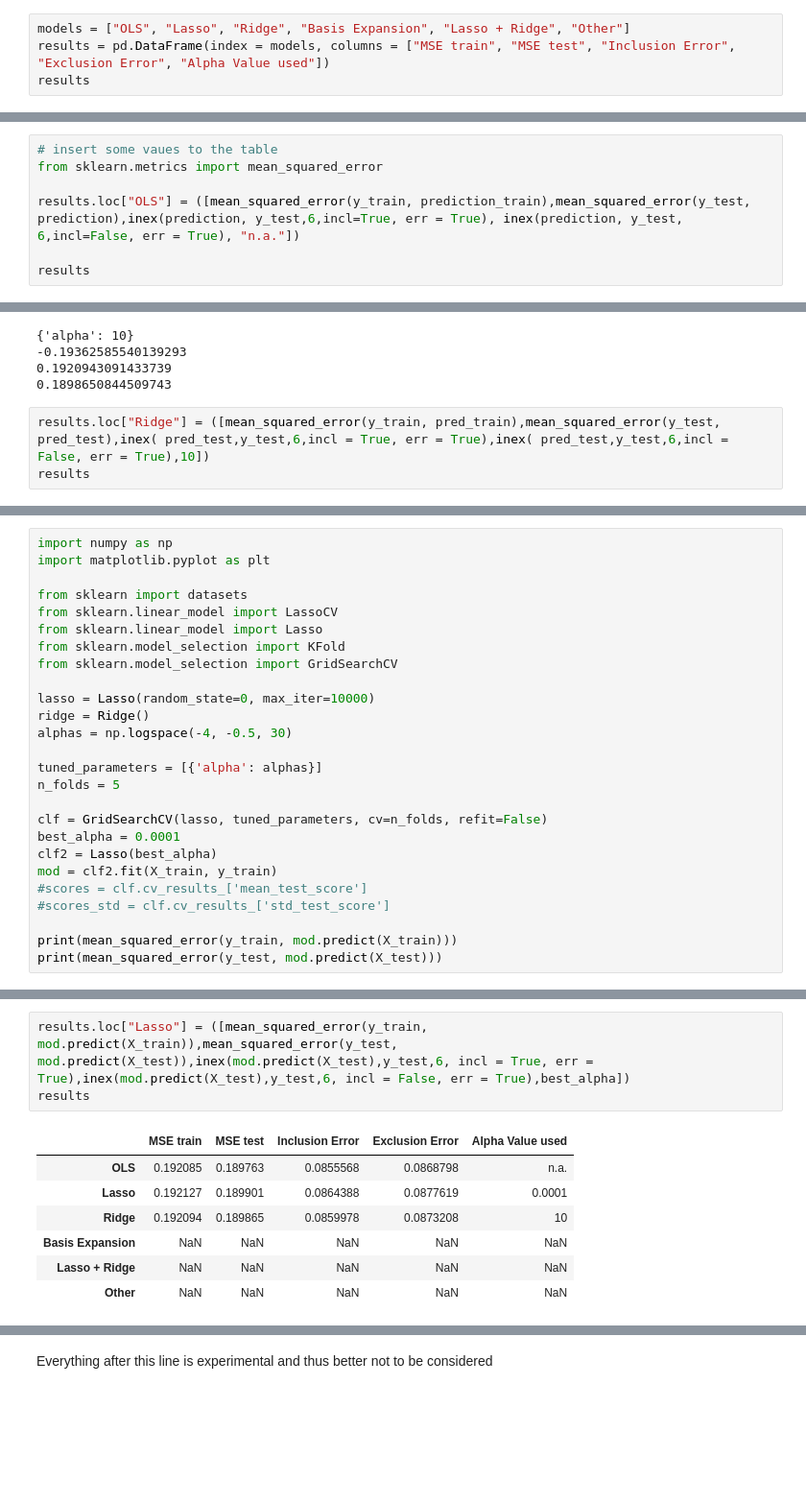
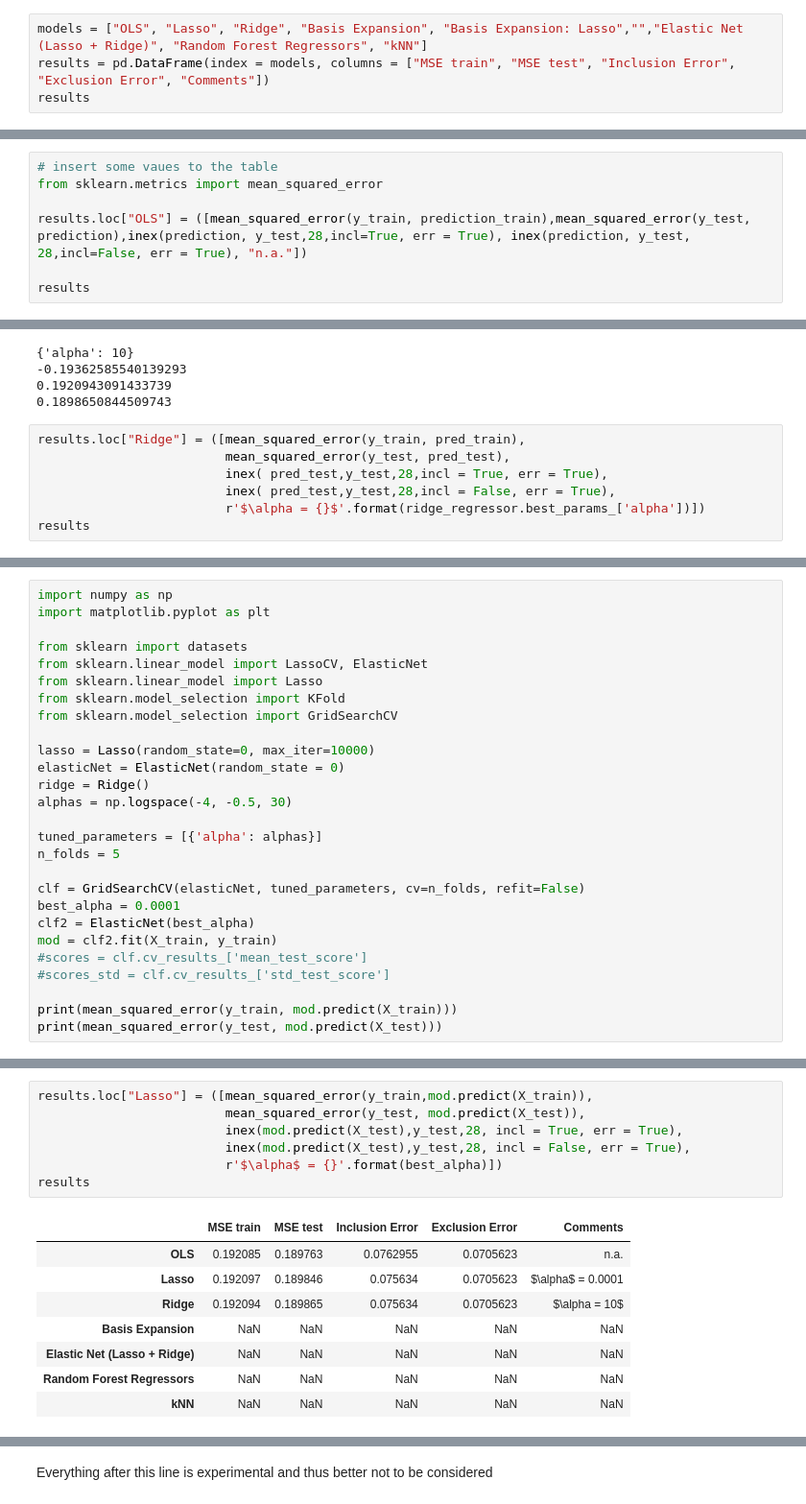
Before and after one commit to AnnetVasileva/machineLearning, a Jupyter notebook: Practical 1 read in data.ipynb, the cells around one changed output, grey strips where cells are left out. Shown at 96% size. Cells and saved outputs as stored; diff of their text form; blank space fills up the shorter version.

Commit message:
with the index function

```diff
--- a/Practical 1 read in data.ipynb
+++ b/Practical 1 read in data.ipynb
@@ -348,7 +382,7 @@ y_test.to_frame()
 # %% [markdown]
 ## Before we start training some models we preallocate some dataframes to put the results there
 # %%
-models = ["OLS", "Lasso", "Ridge", "Basis Expansion", "Lasso + Ridge", "Other"]
-results = pd.DataFrame(index = models, columns = ["MSE train", "MSE test", "Inclusion Error", "Exclusion Error", "Alpha Value used"])
+models = ["OLS", "Lasso", "Ridge", "Basis Expansion", "Basis Expansion: Lasso","","Elastic Net (Lasso + Ridge)", "Random Forest Regressors", "kNN"]
+results = pd.DataFrame(index = models, columns = ["MSE train", "MSE test", "Inclusion Error", "Exclusion Error", "Comments"])
 results
 # %% [output]
@@ -380,7 +415,7 @@ print(np.mean(residuals**2))
 # insert some vaues to the table
 from sklearn.metrics import mean_squared_error
 
-results.loc["OLS"] = ([mean_squared_error(y_train, prediction_train),mean_squared_error(y_test, prediction),inex(prediction, y_test,6,incl=True, err = True), inex(prediction, y_test, 6,incl=False, err = True), "n.a."])
+results.loc["OLS"] = ([mean_squared_error(y_train, prediction_train),mean_squared_error(y_test, prediction),inex(prediction, y_test,28,incl=True, err = True), inex(prediction, y_test, 28,incl=False, err = True), "n.a."])
 
 results
 # %% [output]
@@ -446,6 +483,10 @@ print(mean_squared_error(y_test, pred_test))
 0.1920943091433739
 0.1898650844509743
 # %%
-results.loc["Ridge"] = ([mean_squared_error(y_train, pred_train),mean_squared_error(y_test, pred_test),inex( pred_test,y_test,6,incl = True, err = True),inex( pred_test,y_test,6,incl = False, err = True),10])
+results.loc["Ridge"] = ([mean_squared_error(y_train, pred_train),
+                         mean_squared_error(y_test, pred_test),
+                         inex( pred_test,y_test,28,incl = True, err = True),
+                         inex( pred_test,y_test,28,incl = False, err = True),
+                         r'$\alpha = {}$'.format(ridge_regressor.best_params_['alpha'])])
 results
 # %% [output]
@@ -510,21 +541,22 @@ import numpy as np
 import matplotlib.pyplot as plt
 
 from sklearn import datasets
-from sklearn.linear_model import LassoCV
+from sklearn.linear_model import LassoCV, ElasticNet
 from sklearn.linear_model import Lasso
 from sklearn.model_selection import KFold
 from sklearn.model_selection import GridSearchCV
 
 lasso = Lasso(random_state=0, max_iter=10000)
+elasticNet = ElasticNet(random_state = 0)
 ridge = Ridge()
 alphas = np.logspace(-4, -0.5, 30)
 
 tuned_parameters = [{'alpha': alphas}]
 n_folds = 5
 
-clf = GridSearchCV(lasso, tuned_parameters, cv=n_folds, refit=False)
+clf = GridSearchCV(elasticNet, tuned_parameters, cv=n_folds, refit=False)
 best_alpha = 0.0001
-clf2 = Lasso(best_alpha)
+clf2 = ElasticNet(best_alpha)
 mod = clf2.fit(X_train, y_train)
 #scores = clf.cv_results_['mean_test_score']
 #scores_std = clf.cv_results_['std_test_score']
@@ -537,11 +569,16 @@ print(mean_squared_error(y_test, mod.predict(X_test)))
 # %%
-results.loc["Lasso"] = ([mean_squared_error(y_train, mod.predict(X_train)),mean_squared_error(y_test, mod.predict(X_test)),inex(mod.predict(X_test),y_test,6, incl = True, err = True),inex(mod.predict(X_test),y_test,6, incl = False, err = True),best_alpha])
+results.loc["Lasso"] = ([mean_squared_error(y_train,mod.predict(X_train)),
+                         mean_squared_error(y_test, mod.predict(X_test)),
+                         inex(mod.predict(X_test),y_test,28, incl = True, err = True),
+                         inex(mod.predict(X_test),y_test,28, incl = False, err = True),
+                         r'$\alpha$ = {}'.format(best_alpha)])
 results
 # %% [output]
-|  | MSE train | MSE test | Inclusion Error | Exclusion Error | Alpha Value used |
-| OLS | 0.192085 | 0.189763 | 0.0855568 | 0.0868798 | n.a. |
-| Lasso | 0.192127 | 0.189901 | 0.0864388 | 0.0877619 | 0.0001 |
-| Ridge | 0.192094 | 0.189865 | 0.0859978 | 0.0873208 | 10 |
+|  | MSE train | MSE test | Inclusion Error | Exclusion Error | Comments |
+| OLS | 0.192085 | 0.189763 | 0.0762955 | 0.0705623 | n.a. |
+| Lasso | 0.192097 | 0.189846 | 0.075634 | 0.0705623 | $\alpha$ = 0.0001 |
+| Ridge | 0.192094 | 0.189865 | 0.075634 | 0.0705623 | $\alpha = 10$ |
 | Basis Expansion | NaN | NaN | NaN | NaN | NaN |
-| Lasso + Ridge | NaN | NaN | NaN | NaN | NaN |
-| Other | NaN | NaN | NaN | NaN | NaN |
+| Elastic Net (Lasso + Ridge) | NaN | NaN | NaN | NaN | NaN |
+| Random Forest Regressors | NaN | NaN | NaN | NaN | NaN |
+| kNN | NaN | NaN | NaN | NaN | NaN |
```
Also changed, not shown: parts of 39 cells of this notebook.
